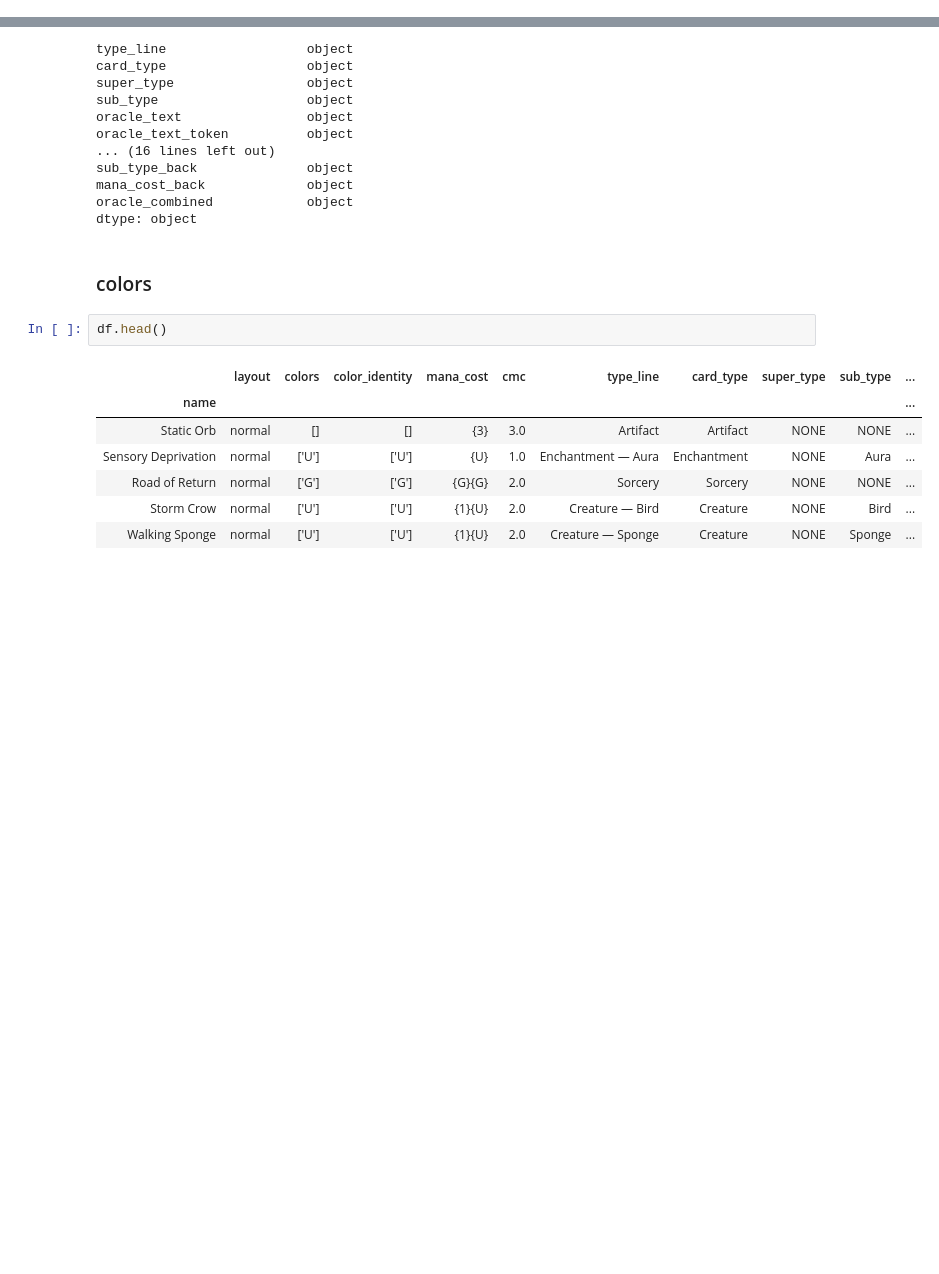
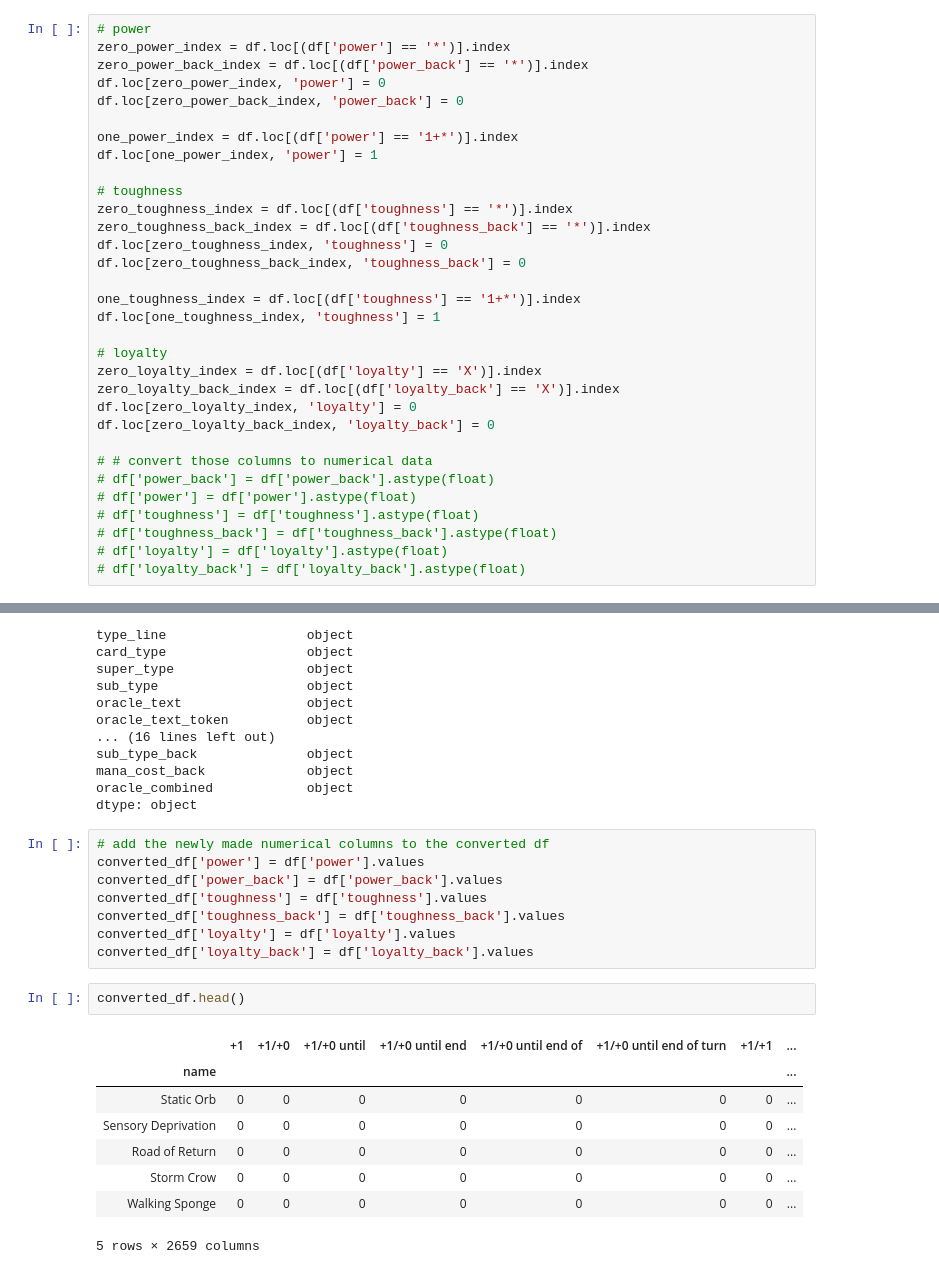
Before and after one commit to CreightonAshton/MTG_Recommender, a Jupyter notebook: Code/03-Recommender_system.ipynb, the cells around one changed output, grey strips where cells are left out. Drawn from its saved outputs; the diff is of its cells as text; blank space fills up the shorter version.

```diff
--- a/Code/03-Recommender_system.ipynb
+++ b/Code/03-Recommender_system.ipynb
@@ -278,3 +333,35 @@ Now I have to convert the non-numerical data into numerical data
+# %%
+# power
+zero_power_index = df.loc[(df['power'] == '*')].index
+zero_power_back_index = df.loc[(df['power_back'] == '*')].index
+df.loc[zero_power_index, 'power'] = 0
+df.loc[zero_power_back_index, 'power_back'] = 0
+
+one_power_index = df.loc[(df['power'] == '1+*')].index
+df.loc[one_power_index, 'power'] = 1
+
+# toughness
+zero_toughness_index = df.loc[(df['toughness'] == '*')].index
+zero_toughness_back_index = df.loc[(df['toughness_back'] == '*')].index
+df.loc[zero_toughness_index, 'toughness'] = 0
+df.loc[zero_toughness_back_index, 'toughness_back'] = 0
+
+one_toughness_index = df.loc[(df['toughness'] == '1+*')].index
+df.loc[one_toughness_index, 'toughness'] = 1
+
+# loyalty
+zero_loyalty_index = df.loc[(df['loyalty'] == 'X')].index
+zero_loyalty_back_index = df.loc[(df['loyalty_back'] == 'X')].index
+df.loc[zero_loyalty_index, 'loyalty'] = 0
+df.loc[zero_loyalty_back_index, 'loyalty_back'] = 0
+
+# # convert those columns to numerical data
+# df['power_back'] = df['power_back'].astype(float)
+# df['power'] = df['power'].astype(float)
+# df['toughness'] = df['toughness'].astype(float)
+# df['toughness_back'] = df['toughness_back'].astype(float)
+# df['loyalty'] = df['loyalty'].astype(float)
+# df['loyalty_back'] = df['loyalty_back'].astype(float)
 # %%
 df.dtypes
 # %% [output]
@@ -295,15 +382,22 @@ sub_type_back              object
 mana_cost_back             object
 oracle_combined            object
 dtype: object
-# %% [markdown]
-### colors
+# %%
+# add the newly made numerical columns to the converted df
+converted_df['power'] = df['power'].values
+converted_df['power_back'] = df['power_back'].values
+converted_df['toughness'] = df['toughness'].values
+converted_df['toughness_back'] = df['toughness_back'].values
+converted_df['loyalty'] = df['loyalty'].values
+converted_df['loyalty_back'] = df['loyalty_back'].values
 # %%
-df.head()
+converted_df.head()
 # %% [output]
-|  | layout | colors | color_identity | mana_cost | cmc | type_line | card_type | super_type | sub_type | ... |
-| name |  |  |  |  |  |  |  |  |  | ... |
-| Static Orb | normal | [] | [] | {3} | 3.0 | Artifact | Artifact | NONE | NONE | ... |
-| Sensory Deprivation | normal | ['U'] | ['U'] | {U} | 1.0 | Enchantment — Aura | Enchantment | NONE | Aura | ... |
-| Road of Return | normal | ['G'] | ['G'] | {G}{G} | 2.0 | Sorcery | Sorcery | NONE | NONE | ... |
-| Storm Crow | normal | ['U'] | ['U'] | {1}{U} | 2.0 | Creature — Bird | Creature | NONE | Bird | ... |
-| Walking Sponge | normal | ['U'] | ['U'] | {1}{U} | 2.0 | Creature — Sponge | Creature | NONE | Sponge | ... |
+|  | +1 | +1/+0 | +1/+0 until | +1/+0 until end | +1/+0 until end of | +1/+0 until end of turn | +1/+1 | ... |
+| name |  |  |  |  |  |  |  | ... |
+| Static Orb | 0 | 0 | 0 | 0 | 0 | 0 | 0 | ... |
+| Sensory Deprivation | 0 | 0 | 0 | 0 | 0 | 0 | 0 | ... |
+| Road of Return | 0 | 0 | 0 | 0 | 0 | 0 | 0 | ... |
+| Storm Crow | 0 | 0 | 0 | 0 | 0 | 0 | 0 | ... |
+| Walking Sponge | 0 | 0 | 0 | 0 | 0 | 0 | 0 | ... |
+5 rows × 2659 columns
```
Also changed, not shown: parts of 52 cells of this notebook, 1 other file.
